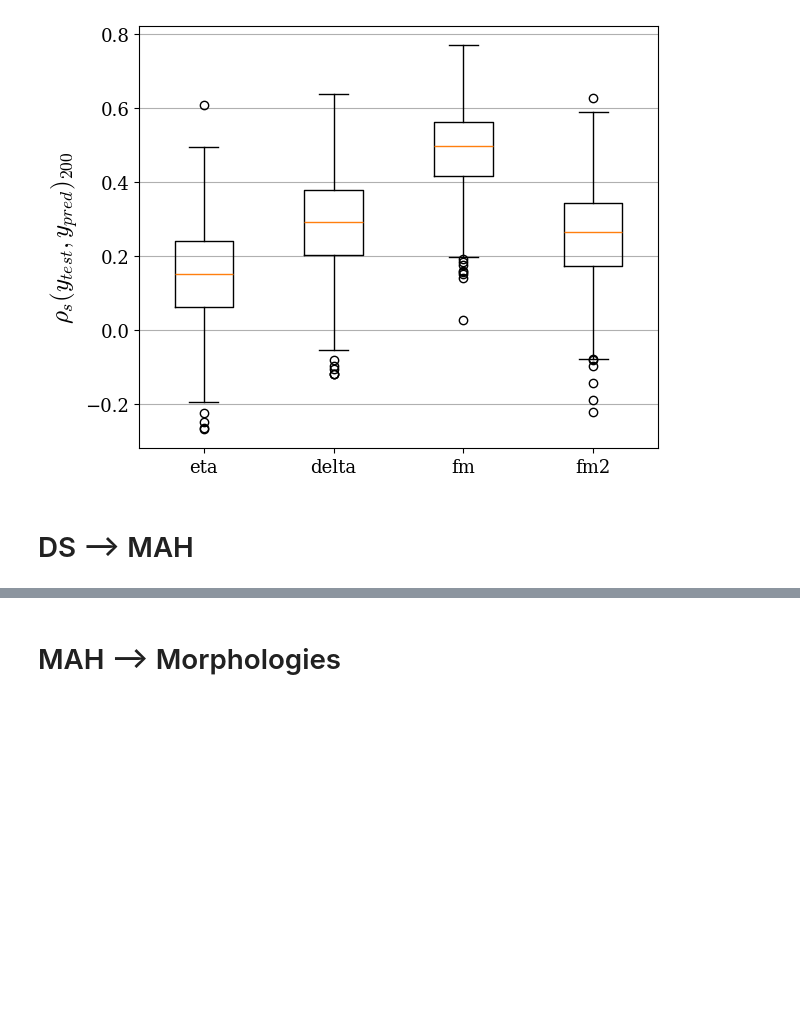
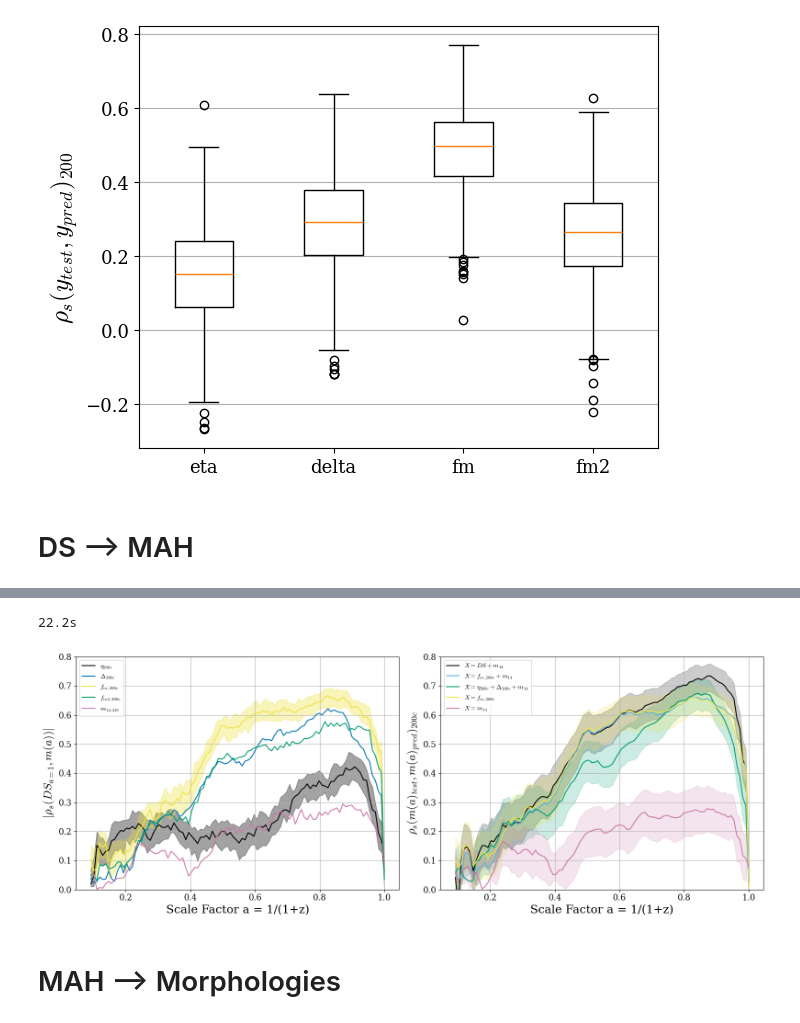
Before and after one commit to Kabelo-T/cluster_morph, a Jupyter notebook: multicam.ipynb, the cells around one changed output, grey strips where cells are left out. Saved outputs shown, nothing was run; the diff lists cells and outputs as text; code cells hidden in the pictures; blank space fills up the shorter version.

```diff
--- a/multicam.ipynb
+++ b/multicam.ipynb
@@ -194,3 +235,65 @@ plt.show()
+# %%
+# # X = m14
+
+start = time.time()
+
+x = np.vstack([df['3d']]).T
+y = mah
+sp_corr = multicorr(x, y)
+
+ep25, ep50, ep75 = [], [], []
+for x in sp_corr.T:
+    ep25.append(np.percentile(x, q=25))
+    ep50.append(np.percentile(x, q=50))
+    ep75.append(np.percentile(x, q=75))
+
+end = time.time()
+print(f'{end - start:.1f}s')
+# %% [output]
+22.2s
+# %%
+ma_ds_dict, filtered_z_list = datutils.prepare_ma_corrs(
+    mah_dict, df)
+# %%
+fig, axs = plt.subplots(nrows=1, ncols=2, figsize=(16, 6))
+
+plots.plot_ma_corrs(ma_ds_dict, params=params, labels=labels,
+                    aexp=common_aexp[::-1], axs=axs[0], sm=False)
+
+axs[1].plot(common_aexp, ap50, color='k',
+            label=r'$X = DS + m_{14}$')
+axs[1].fill_between(common_aexp, ap25, ap75, color='k', alpha=0.2)
+
+axs[1].plot(common_aexp, np.abs(bp50), color='#56B4E9',
+            label=r'$X = f_{m, 200c} + m_{14}$')
+
+
+axs[1].plot(common_aexp, np.abs(dp50), color='#009E73',
+            label=r'$X = \eta_{200c} + \Delta_{200c} + m_{14}$')
+axs[1].fill_between(common_aexp, np.abs(
+    dp25), np.abs(dp75), color='#009E73', alpha=0.2)
+
+axs[1].plot(common_aexp, np.abs(cp50), color='#F0E442',
+            label=r'$X = f_{m, 200c}$')
+axs[1].fill_between(common_aexp, np.abs(
+    cp25), np.abs(cp75), color='#F0E442', alpha=0.2)
+
+axs[1].plot(common_aexp, np.abs(ep50), color='#CC79A7',
+            label=r'$X = m_{14}$')
+axs[1].fill_between(common_aexp, np.abs(
+    ep25), np.abs(ep75), color='#CC79A7', alpha=0.2)
+
+axs[1].set_xlabel('Scale Factor a = 1/(1+z)')
+axs[1].set_ylabel(r'$\rho_s (m(a)_{test}, m(a)_{pred})_{200c}$')
+axs[1].set_ylim(0., 0.8)
+axs[1].grid()
+axs[1].legend()
+
+plt.tight_layout()
+plt.savefig('plots/ds_mah_preds.pdf')
+plt.show()
+# %% [output]
+[figure, added]
 # %% [markdown]
 # MAH --> Morphologies
 # %%
```
Also changed, not shown: parts of 27 cells of this notebook, 1 other file.
